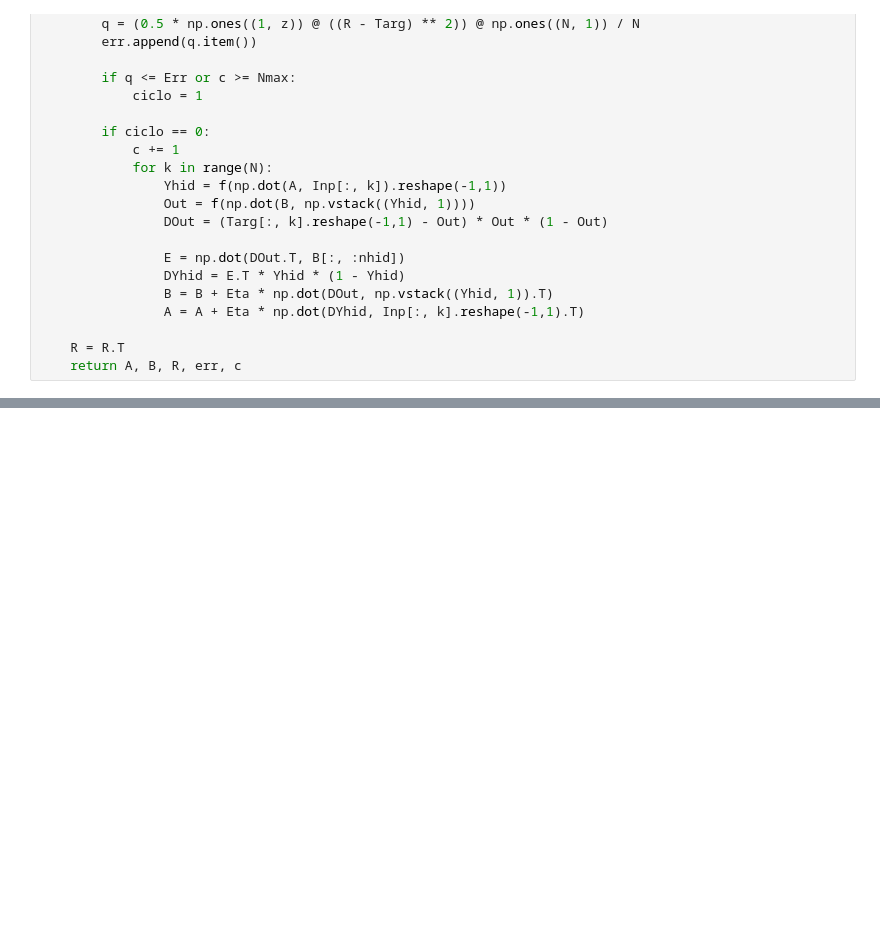
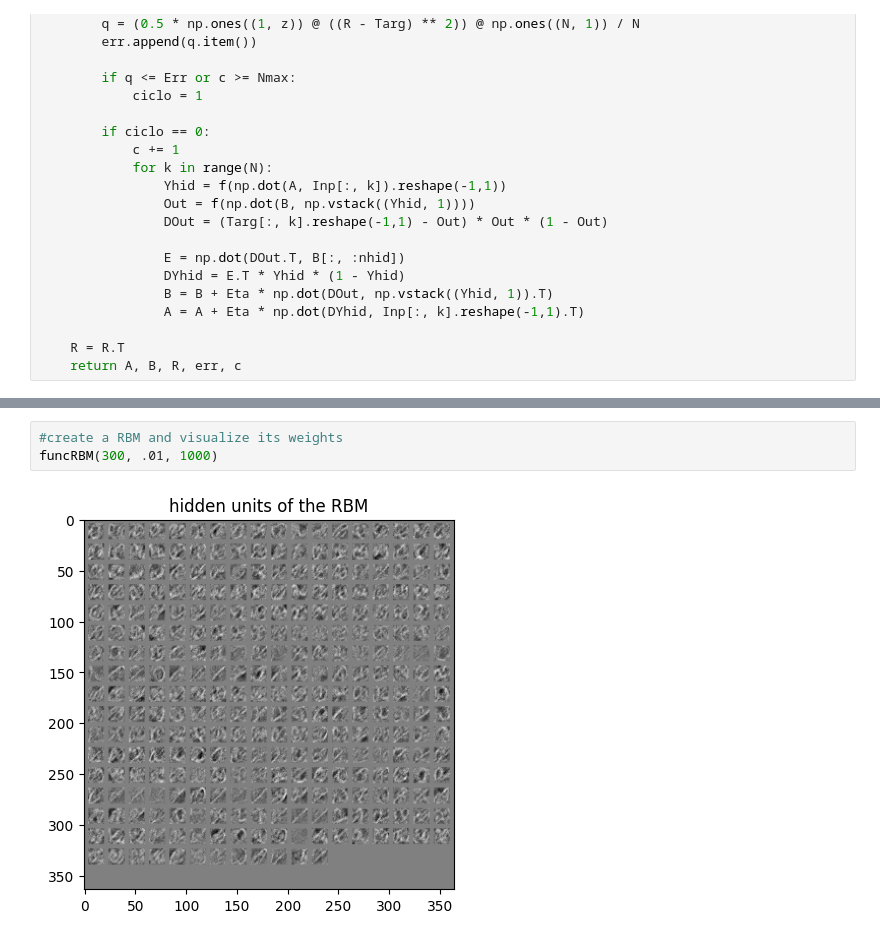
Before and after one commit to valentinagliozzi/NNCourse, a Jupyter notebook: a4.ipynb, the cells around one changed output, grey strips where cells are left out. Saved outputs shown, nothing was run; the diff lists cells and outputs as text; blank space fills up the shorter version.

```diff
--- a/a4.ipynb
+++ b/a4.ipynb
@@ -296,0 +307,5 @@ a4_main(300, .02, .005, 1000)
+# %%
+#create a RBM and visualize its weights
+funcRBM(300, .01, 1000)
+# %% [output]
+[figure, added]
```
Also changed, not shown: parts of 9 cells of this notebook.
